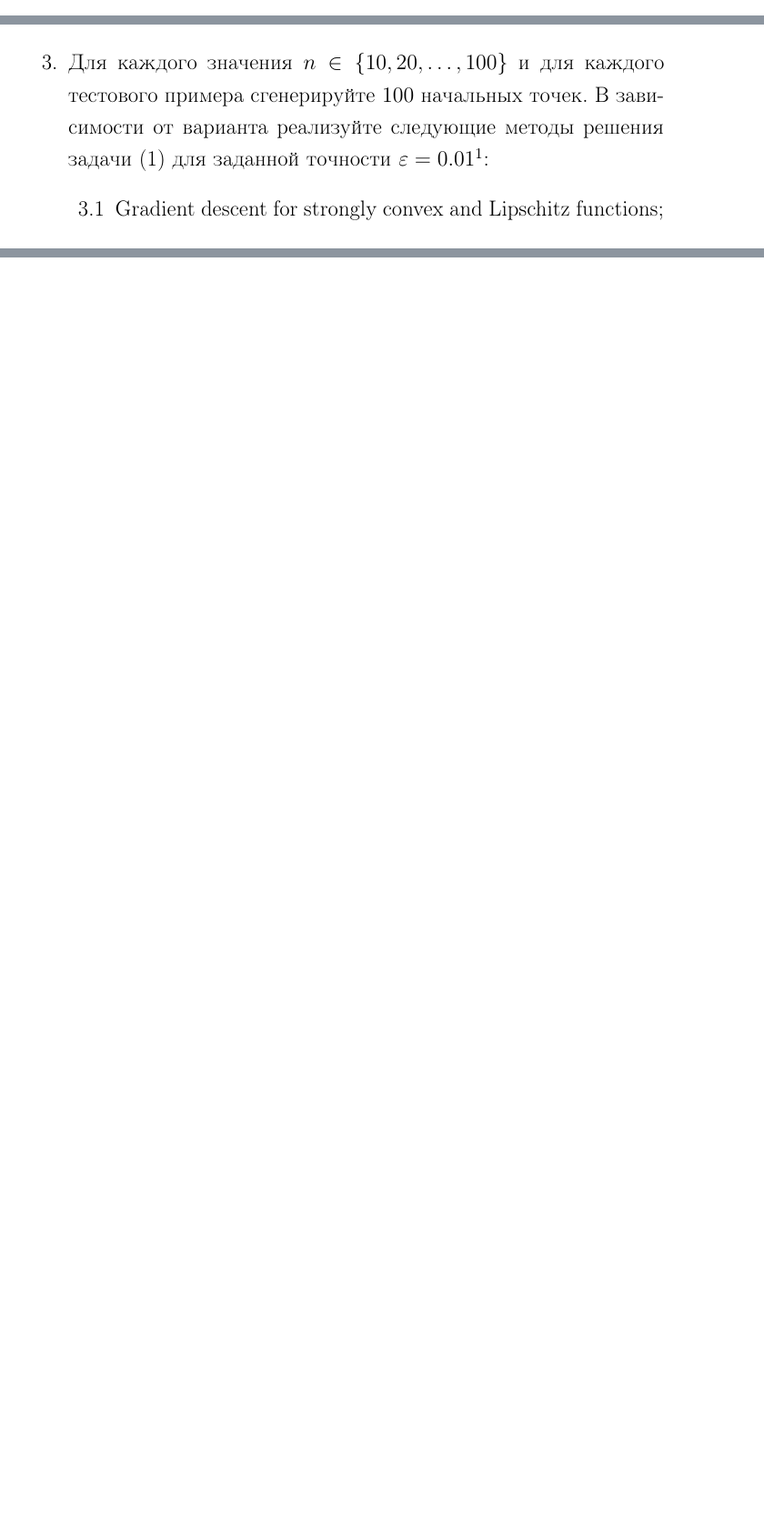
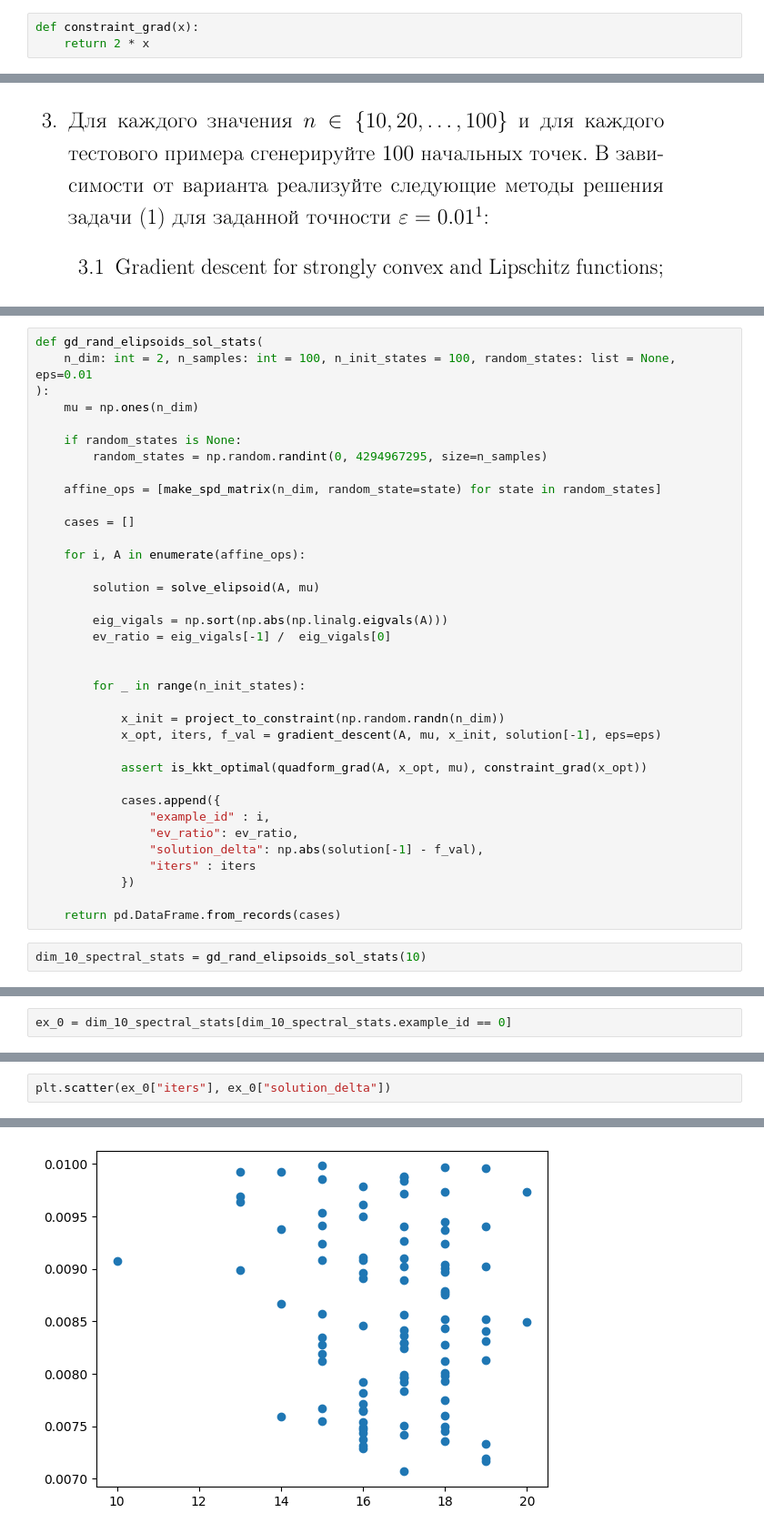
Before and after one commit to a13xbb/optimization-labs-mag, a Jupyter notebook: main.ipynb, the cells around one changed output, grey strips where cells are left out. Shown: that part at 91% size. Saved outputs shown, nothing was run; the diff lists cells and outputs as text; blank space fills up the shorter version.

Commit message:
graphs WIP

```diff
--- a/main.ipynb
+++ b/main.ipynb
@@ -59,0 +58,3 @@ def ensure_optim(affine_operator, opt_point_candidate, eps=0.1):
+# %%
+def constraint_grad(x):
+    return 2 * x
@@ -202,0 +207,38 @@ Average iters: 32.6155
+# %%
+def gd_rand_elipsoids_sol_stats(
+    n_dim: int = 2, n_samples: int = 100, n_init_states = 100, random_states: list = None, eps=0.01
+):
+    mu = np.ones(n_dim)
+
+    if random_states is None:
+        random_states = np.random.randint(0, 4294967295, size=n_samples)
+
+    affine_ops = [make_spd_matrix(n_dim, random_state=state) for state in random_states]
+
+    cases = []
+
+    for i, A in enumerate(affine_ops):
+
+        solution = solve_elipsoid(A, mu)
+
+        eig_vigals = np.sort(np.abs(np.linalg.eigvals(A)))
+        ev_ratio = eig_vigals[-1] /  eig_vigals[0]
+
+
+        for _ in range(n_init_states):
+
+            x_init = project_to_constraint(np.random.randn(n_dim))
+            x_opt, iters, f_val = gradient_descent(A, mu, x_init, solution[-1], eps=eps)
+
+            assert is_kkt_optimal(quadform_grad(A, x_opt, mu), constraint_grad(x_opt))
+
+            cases.append({
+                "example_id" : i,
+                "ev_ratio": ev_ratio,
+                "solution_delta": np.abs(solution[-1] - f_val),
+                "iters" : iters
+            })
+
+    return pd.DataFrame.from_records(cases)
+# %%
+dim_10_spectral_stats = gd_rand_elipsoids_sol_stats(10)
@@ -202,0 +263,2 @@ Average iters: 32.6155
+# %%
+ex_0 = dim_10_spectral_stats[dim_10_spectral_stats.example_id == 0]
@@ -202,0 +270,3 @@ Average iters: 32.6155
+# %%
+plt.scatter(ex_0["iters"], ex_0["solution_delta"])
+# %% [output]
@@ -202,0 +274 @@ Average iters: 32.6155
+[figure, added]
```
Also changed, not shown: parts of 22 cells of this notebook.
